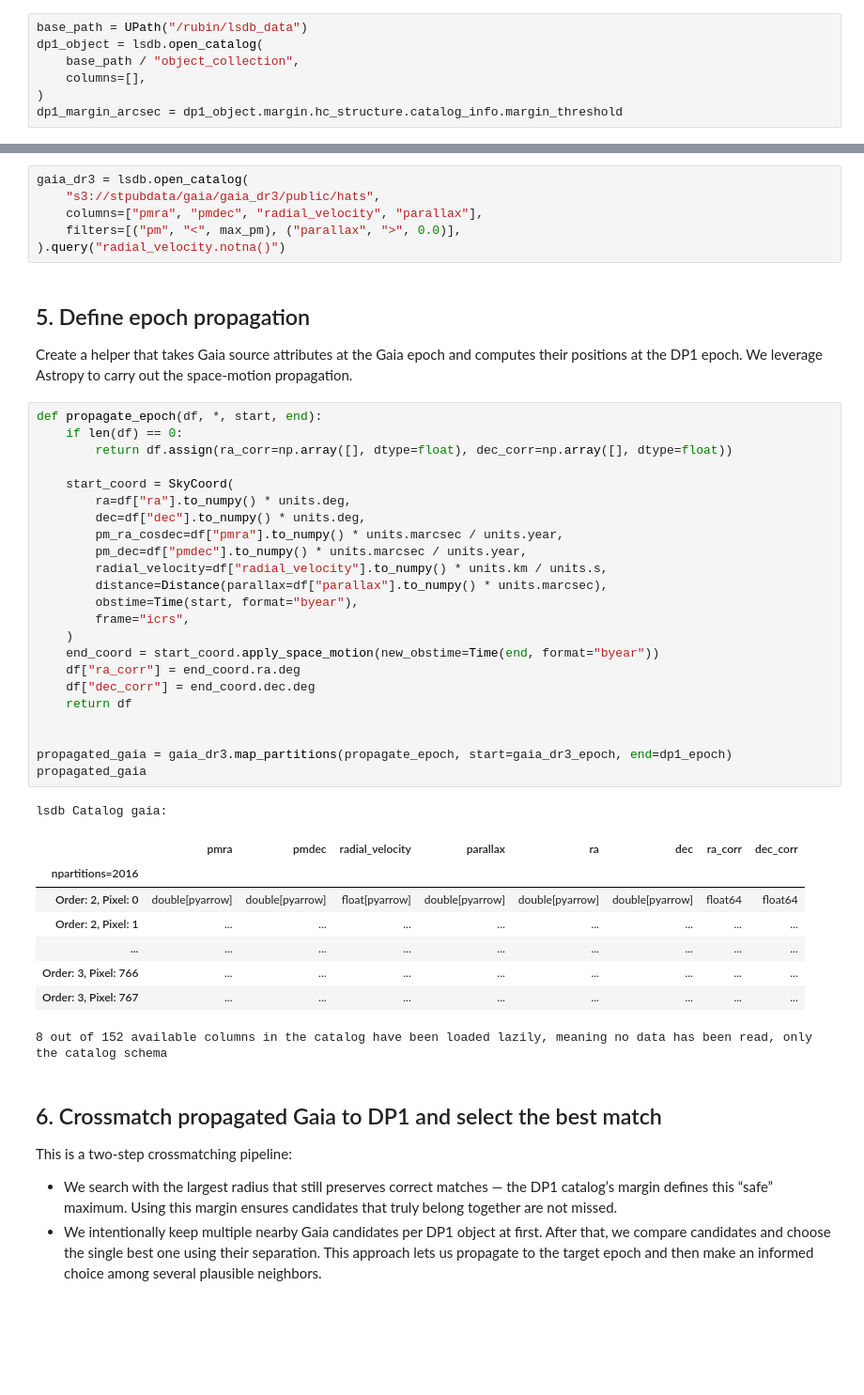
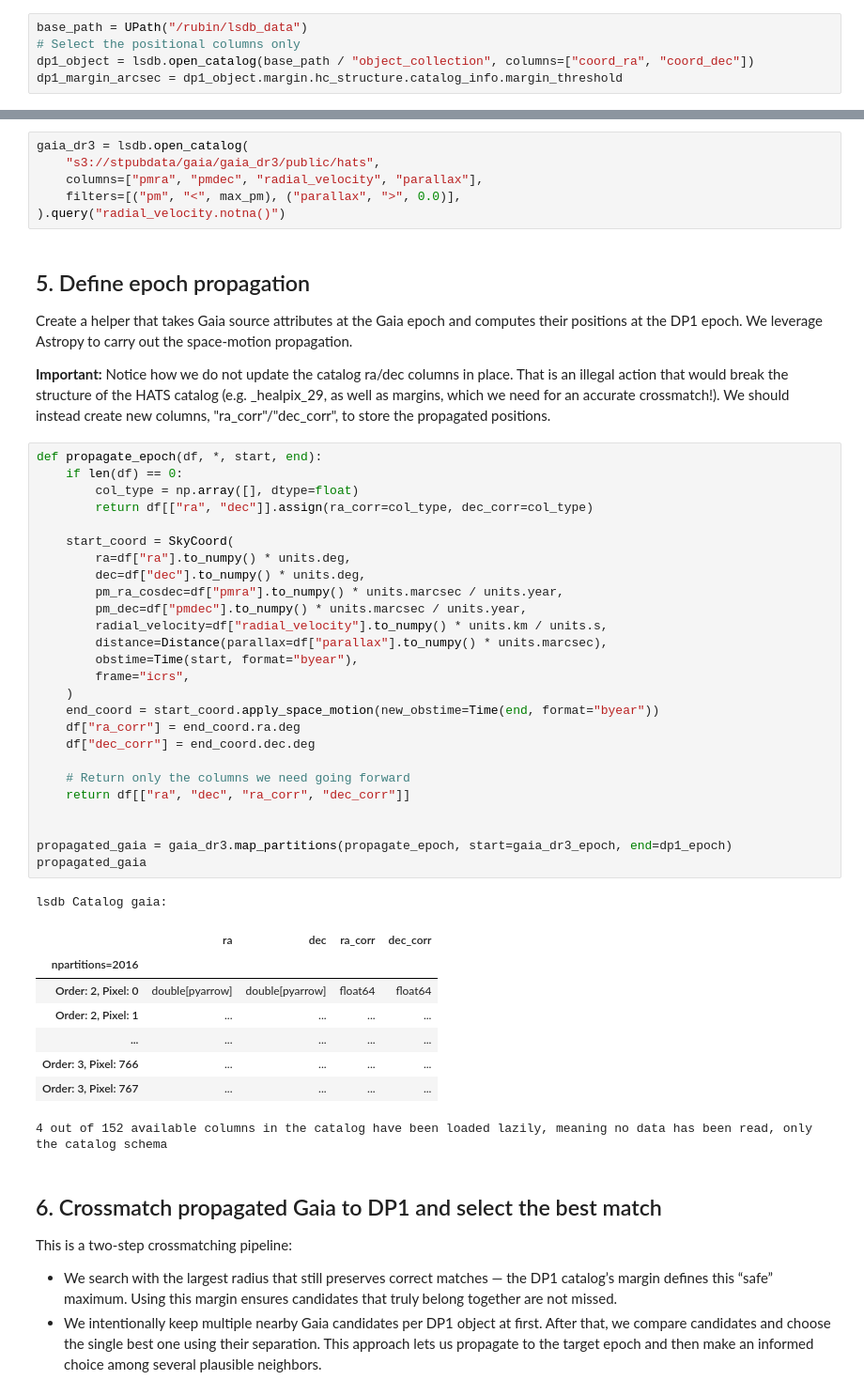
Before and after one commit to astronomy-commons/lsdb, a Jupyter notebook: docs/tutorials/pre_executed/dp1-gaia-epoch-prop.ipynb, the cells around one changed output, grey strips where cells are left out. Shown at 94% size. Saved outputs shown, nothing was run; the diff lists cells and outputs as text; blank space fills up the shorter version.

```diff
--- a/docs/tutorials/pre_executed/dp1-gaia-epoch-prop.ipynb
+++ b/docs/tutorials/pre_executed/dp1-gaia-epoch-prop.ipynb
@@ -43,10 +43,8 @@ Open the DP1 object catalog and retrieve its matching margin. This margin helps
 Here we use Rubin Science Platform path to DP1, please adjust as needed; see https://lsdb.io/dp1 for details.
 # %%
 base_path = UPath("/rubin/lsdb_data")
-dp1_object = lsdb.open_catalog(
-    base_path / "object_collection",
-    columns=[],
-)
+# Select the positional columns only
+dp1_object = lsdb.open_catalog(base_path / "object_collection", columns=["coord_ra", "coord_dec"])
 dp1_margin_arcsec = dp1_object.margin.hc_structure.catalog_info.margin_threshold
 # %% [markdown]
 ## 3. Derive a proper-motion filter
@@ -71,39 +69,44 @@ gaia_dr3 = lsdb.open_catalog(
 ## 5. Define epoch propagation
 
 Create a helper that takes Gaia source attributes at the Gaia epoch and computes their positions at the DP1 epoch. We leverage Astropy to carry out the space‑motion propagation.
+
+**Important:** Notice how we do not update the catalog ra/dec columns in place. That is an illegal action that would break the structure of the HATS catalog (e.g. _healpix_29, as well as margins, which we need for an accurate crossmatch!). We should instead create new columns, "ra_corr"/"dec_corr", to store the propagated positions.
 # %%
 def propagate_epoch(df, *, start, end):
     if len(df) == 0:
-        return df.assign(ra_corr=np.array([], dtype=float), dec_corr=np.array([], dtype=float))
+        col_type = np.array([], dtype=float)
+        return df[["ra", "dec"]].assign(ra_corr=col_type, dec_corr=col_type)
 
     start_coord = SkyCoord(
         ra=df["ra"].to_numpy() * units.deg,
         dec=df["dec"].to_numpy() * units.deg,
         pm_ra_cosdec=df["pmra"].to_numpy() * units.marcsec / units.year,
         pm_dec=df["pmdec"].to_numpy() * units.marcsec / units.year,
         radial_velocity=df["radial_velocity"].to_numpy() * units.km / units.s,
         distance=Distance(parallax=df["parallax"].to_numpy() * units.marcsec),
         obstime=Time(start, format="byear"),
         frame="icrs",
     )
     end_coord = start_coord.apply_space_motion(new_obstime=Time(end, format="byear"))
     df["ra_corr"] = end_coord.ra.deg
     df["dec_corr"] = end_coord.dec.deg
-    return df
+
+    # Return only the columns we need going forward
+    return df[["ra", "dec", "ra_corr", "dec_corr"]]
 
 
 propagated_gaia = gaia_dr3.map_partitions(propagate_epoch, start=gaia_dr3_epoch, end=dp1_epoch)
 propagated_gaia
 # %% [output]
 lsdb Catalog gaia:
-|  | pmra | pmdec | radial_velocity | parallax | ra | dec | ra_corr | dec_corr |
-| npartitions=2016 |  |  |  |  |  |  |  |  |
-| Order: 2, Pixel: 0 | double[pyarrow] | double[pyarrow] | float[pyarrow] | double[pyarrow] | double[pyarrow] | double[pyarrow] | float64 | float64 |
-| Order: 2, Pixel: 1 | ... | ... | ... | ... | ... | ... | ... | ... |
-| ... | ... | ... | ... | ... | ... | ... | ... | ... |
-| Order: 3, Pixel: 766 | ... | ... | ... | ... | ... | ... | ... | ... |
-| Order: 3, Pixel: 767 | ... | ... | ... | ... | ... | ... | ... | ... |
+|  | ra | dec | ra_corr | dec_corr |
+| npartitions=2016 |  |  |  |  |
+| Order: 2, Pixel: 0 | double[pyarrow] | double[pyarrow] | float64 | float64 |
+| Order: 2, Pixel: 1 | ... | ... | ... | ... |
+| ... | ... | ... | ... | ... |
+| Order: 3, Pixel: 766 | ... | ... | ... | ... |
+| Order: 3, Pixel: 767 | ... | ... | ... | ... |
-8 out of 152 available columns in the catalog have been loaded lazily, meaning no data has been read, only the catalog schema
+4 out of 152 available columns in the catalog have been loaded lazily, meaning no data has been read, only the catalog schema
 # %% [markdown]
 ## 6. Crossmatch propagated Gaia to DP1 and select the best match
 
```
Also changed, not shown: parts of 10 cells of this notebook.
